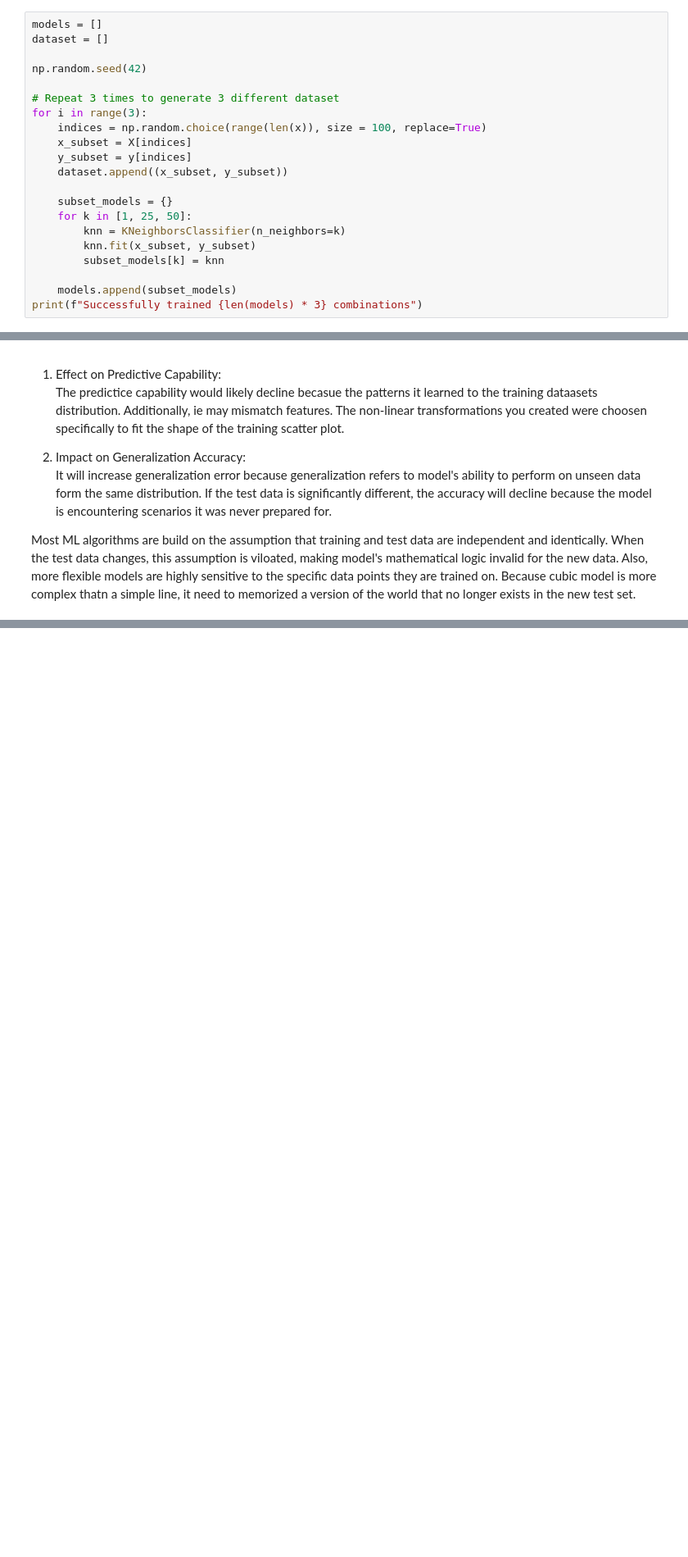
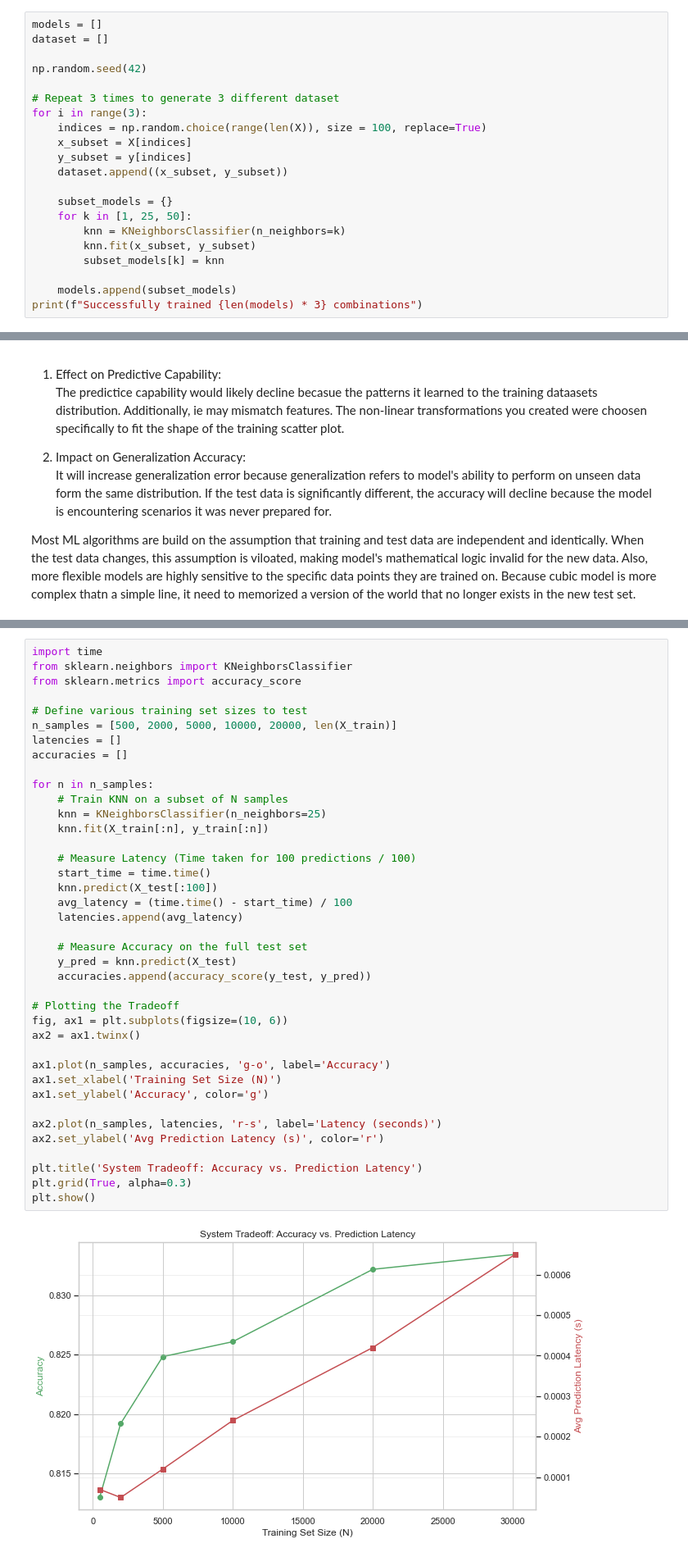
Before and after one commit to edwall201/Machine-Learning-26-Spring, a Jupyter notebook: assign2/assign2.ipynb, the cells around one changed output, grey strips where cells are left out. Shown at 82% size. Cells and saved outputs as stored; diff of their text form; blank space fills up the shorter version.

```diff
--- a/assign2/assign2.ipynb
+++ b/assign2/assign2.ipynb
@@ -243,7 +243,7 @@ np.random.seed(42)
 
 # Repeat 3 times to generate 3 different dataset
 for i in range(3):
-    indices = np.random.choice(range(len(x)), size = 100, replace=True)
+    indices = np.random.choice(range(len(X)), size = 100, replace=True)
     x_subset = X[indices]
     y_subset = y[indices]
     dataset.append((x_subset, y_subset))
@@ -541,0 +653,41 @@ Most ML algorithms are build on the assumption that training and test data are i
+# %%
+import time
+from sklearn.neighbors import KNeighborsClassifier
+from sklearn.metrics import accuracy_score
+
+# Define various training set sizes to test
+n_samples = [500, 2000, 5000, 10000, 20000, len(X_train)]
+latencies = []
+accuracies = []
+
+for n in n_samples:
+    # Train KNN on a subset of N samples
+    knn = KNeighborsClassifier(n_neighbors=25)
+    knn.fit(X_train[:n], y_train[:n])
+
+    # Measure Latency (Time taken for 100 predictions / 100)
+    start_time = time.time()
+    knn.predict(X_test[:100])
+    avg_latency = (time.time() - start_time) / 100
+    latencies.append(avg_latency)
+
+    # Measure Accuracy on the full test set
+    y_pred = knn.predict(X_test)
+    accuracies.append(accuracy_score(y_test, y_pred))
+
+# Plotting the Tradeoff
+fig, ax1 = plt.subplots(figsize=(10, 6))
+ax2 = ax1.twinx()
+
+ax1.plot(n_samples, accuracies, 'g-o', label='Accuracy')
+ax1.set_xlabel('Training Set Size (N)')
+ax1.set_ylabel('Accuracy', color='g')
+
+ax2.plot(n_samples, latencies, 'r-s', label='Latency (seconds)')
+ax2.set_ylabel('Avg Prediction Latency (s)', color='r')
+
+plt.title('System Tradeoff: Accuracy vs. Prediction Latency')
+plt.grid(True, alpha=0.3)
+plt.show()
+# %% [output]
+[figure, added]
```
Also changed, not shown: parts of 17 cells of this notebook, 3 other files.
